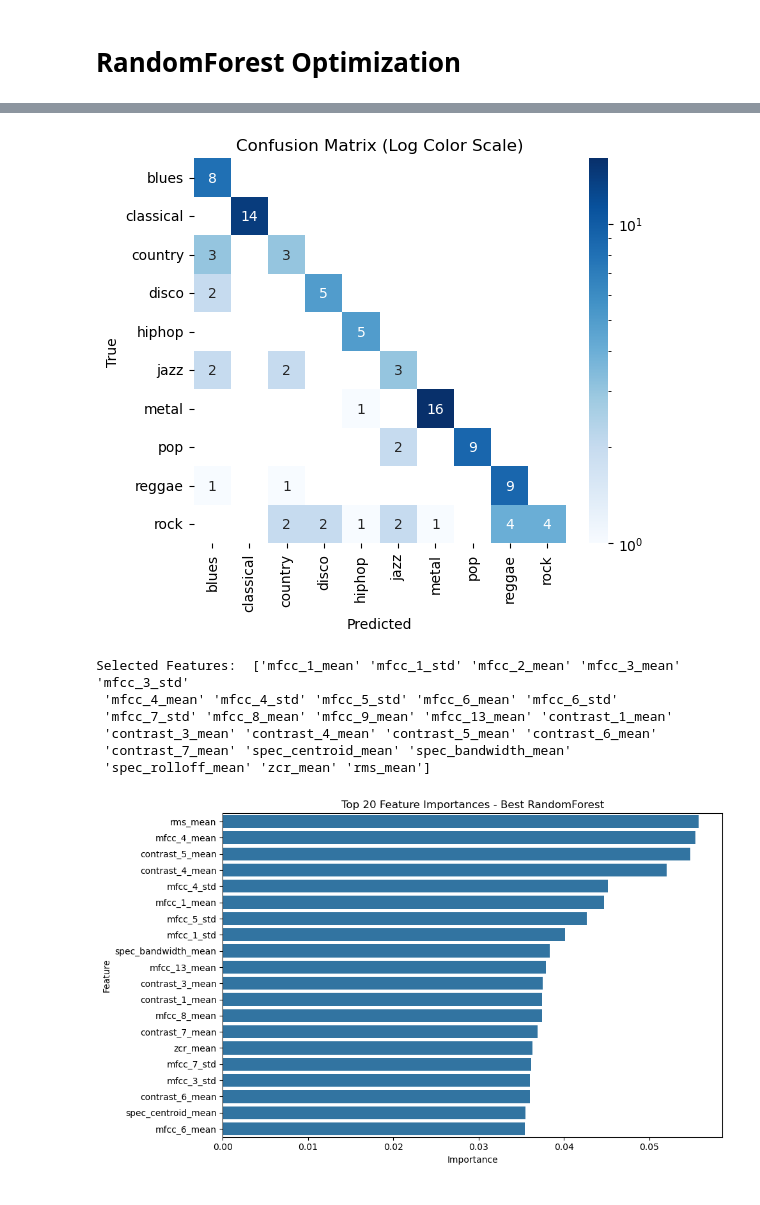
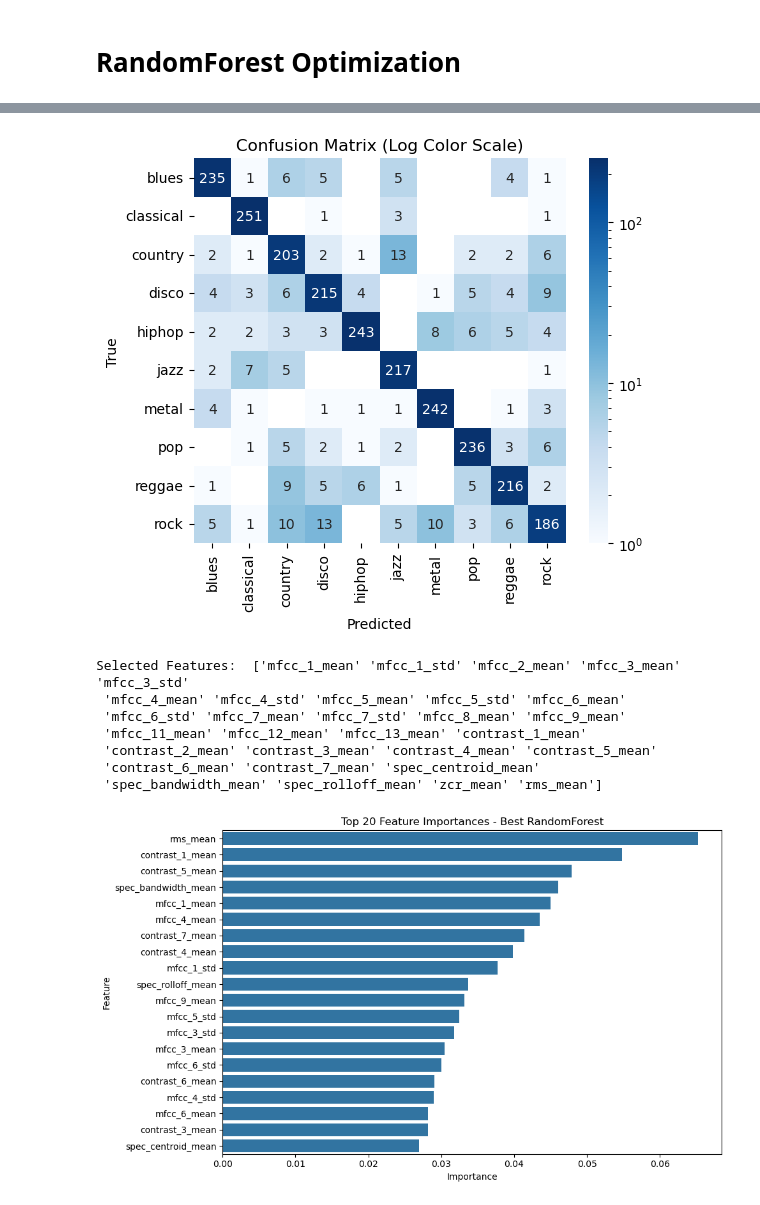
Before and after one commit to MicheleMeazzini/Songs-Genre-Classifier, a Jupyter notebook: notebooks/3_preprocessing_and_model_selection.ipynb, the cells around one changed output, grey strips where cells are left out. Saved outputs shown, nothing was run; the diff lists cells and outputs as text; code cells hidden in the pictures.

```diff
--- a/notebooks/3_preprocessing_and_model_selection.ipynb
+++ b/notebooks/3_preprocessing_and_model_selection.ipynb
@@ -18,8 +19,8 @@ from sklearn.tree import DecisionTreeClassifier
 from sklearn.ensemble import RandomForestClassifier
 from sklearn.metrics import classification_report, roc_curve, auc, confusion_matrix, f1_score, accuracy_score, precision_score, recall_score
 # %%
-# df = pd.read_csv("../data/dataset.csv")
-df = pd.read_csv("../data/dataset_light.csv")
+df = pd.read_csv("../data/dataset.csv")
+# df = pd.read_csv("../data/dataset_light.csv")
 print(df.info())
 # %% [output]
 <class 'pandas.core.frame.DataFrame'>
@@ -213,7 +214,7 @@ models = {
     "RandomForest": (
         RandomForestClassifier(random_state=42),
         {
-            "n_estimators": [100, 200],
+            "n_estimators": [100, 500],
             "max_depth": [None, 10, 20],
             "min_samples_split": [2, 5]
         }
@@ -445,8 +446,8 @@ print(f"RFECV selected {X_train_sel.shape[1]} features")
 param_grid = {
     "n_estimators": [100, 500, 1000],
     "max_depth": [None, 20, 50],
-    "min_samples_split": [2, 10],
-    "min_samples_leaf": [1, 5],
+    "min_samples_split": [2, 10, 20],
+    "min_samples_leaf": [1, 5, 10],
     "max_features": ["sqrt", "log2", None],
     "bootstrap": [True, False]
 }
@@ -567,17 +568,16 @@ plt.show()
 # %%
 # Confusion Matrix
 
 cm = confusion_matrix(y_test, y_pred)
-cm_lower = np.tril(cm)
 plt.figure(figsize=(6, 5))
-sns.heatmap(cm_lower, annot=True, fmt="d", cmap="Blues", norm=LogNorm(),
+sns.heatmap(cm, annot=True, fmt="d", cmap="Blues", norm=LogNorm(),
             xticklabels=np.unique(y_test), yticklabels=np.unique(y_test))
 plt.xlabel("Predicted")
 plt.ylabel("True")
 plt.title("Confusion Matrix (Log Color Scale)")
 plt.show()
 # %% [output]
-[figure, old version]
+[figure, new version]
 # %%
 # Feature Importance
 
@@ -598,9 +598,10 @@ plt.tight_layout()
 plt.show()
 # %% [output]
 Selected Features:  ['mfcc_1_mean' 'mfcc_1_std' 'mfcc_2_mean' 'mfcc_3_mean' 'mfcc_3_std'
- 'mfcc_4_mean' 'mfcc_4_std' 'mfcc_5_std' 'mfcc_6_mean' 'mfcc_6_std'
- 'mfcc_7_std' 'mfcc_8_mean' 'mfcc_9_mean' 'mfcc_13_mean' 'contrast_1_mean'
- 'contrast_3_mean' 'contrast_4_mean' 'contrast_5_mean' 'contrast_6_mean'
- 'contrast_7_mean' 'spec_centroid_mean' 'spec_bandwidth_mean'
- 'spec_rolloff_mean' 'zcr_mean' 'rms_mean']
+ 'mfcc_4_mean' 'mfcc_4_std' 'mfcc_5_mean' 'mfcc_5_std' 'mfcc_6_mean'
+ 'mfcc_6_std' 'mfcc_7_mean' 'mfcc_7_std' 'mfcc_8_mean' 'mfcc_9_mean'
+ 'mfcc_11_mean' 'mfcc_12_mean' 'mfcc_13_mean' 'contrast_1_mean'
+ 'contrast_2_mean' 'contrast_3_mean' 'contrast_4_mean' 'contrast_5_mean'
+ 'contrast_6_mean' 'contrast_7_mean' 'spec_centroid_mean'
+ 'spec_bandwidth_mean' 'spec_rolloff_mean' 'zcr_mean' 'rms_mean']
-[figure, old version]
+[figure, new version]
```
Also changed, not shown: parts of 18 cells of this notebook, 3 other files.
